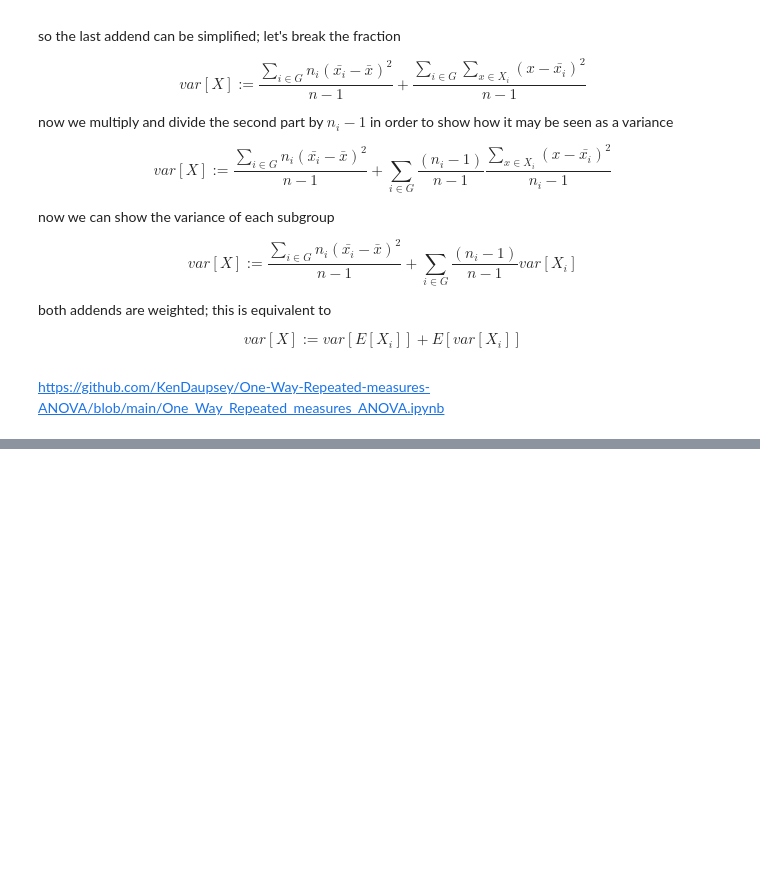
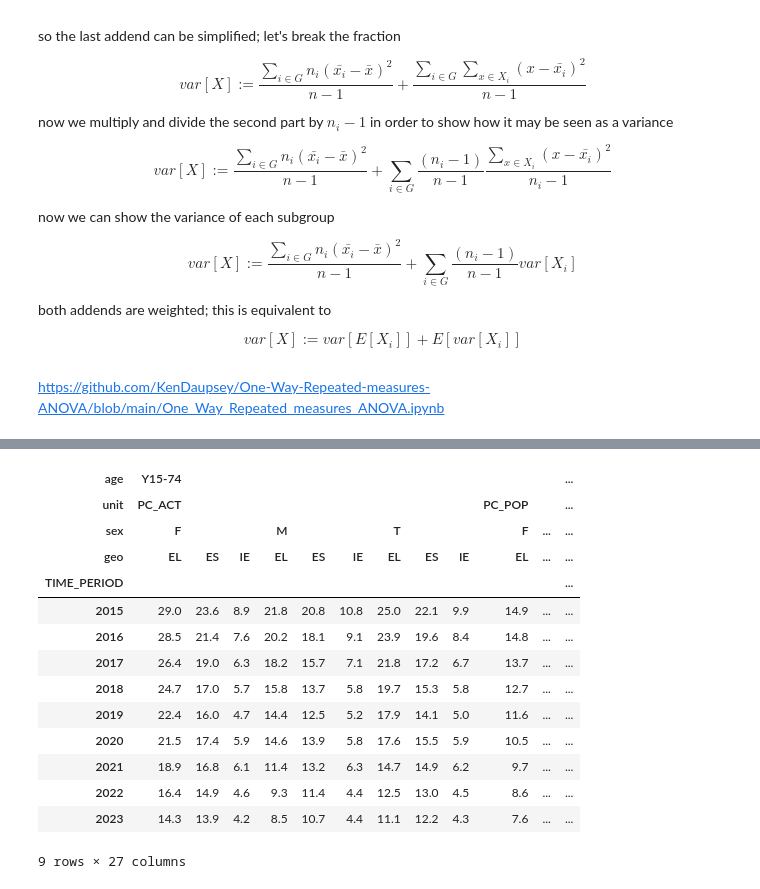
Before and after one commit to noiseOnTheNet/python-post023_jupyter_analitics, a Jupyter notebook: doc/Part_6.ipynb, the cells around one changed output, grey strips where cells are left out. Drawn from its saved outputs; the diff is of its cells as text; code cells hidden in the pictures; blank space fills up the shorter version.

```diff
--- a/doc/Part_6.ipynb
+++ b/doc/Part_6.ipynb
@@ -141,0 +225,20 @@ AttributeError: module 'pysdmx' has no attribute 'fmr'
+# %%
+sdmx.to_pandas(resp,datetime={'dim': 'TIME_PERIOD', 'freq': 'freq'}) \
+    .xs('Y15-74', level='age',
+        axis=1, drop_level=False)
+# %% [output]
+| age | Y15-74 |  |  |  |  |  |  |  |  |  |  | ... |
+| unit | PC_ACT |  |  |  |  |  |  |  |  | PC_POP |  | ... |
+| sex | F |  |  | M |  |  | T |  |  | F | ... | ... |
+| geo | EL | ES | IE | EL | ES | IE | EL | ES | IE | EL | ... | ... |
+| TIME_PERIOD |  |  |  |  |  |  |  |  |  |  |  | ... |
+| 2015 | 29.0 | 23.6 | 8.9 | 21.8 | 20.8 | 10.8 | 25.0 | 22.1 | 9.9 | 14.9 | ... | ... |
+| 2016 | 28.5 | 21.4 | 7.6 | 20.2 | 18.1 | 9.1 | 23.9 | 19.6 | 8.4 | 14.8 | ... | ... |
+| 2017 | 26.4 | 19.0 | 6.3 | 18.2 | 15.7 | 7.1 | 21.8 | 17.2 | 6.7 | 13.7 | ... | ... |
+| 2018 | 24.7 | 17.0 | 5.7 | 15.8 | 13.7 | 5.8 | 19.7 | 15.3 | 5.8 | 12.7 | ... | ... |
+| 2019 | 22.4 | 16.0 | 4.7 | 14.4 | 12.5 | 5.2 | 17.9 | 14.1 | 5.0 | 11.6 | ... | ... |
+| 2020 | 21.5 | 17.4 | 5.9 | 14.6 | 13.9 | 5.8 | 17.6 | 15.5 | 5.9 | 10.5 | ... | ... |
+| 2021 | 18.9 | 16.8 | 6.1 | 11.4 | 13.2 | 6.3 | 14.7 | 14.9 | 6.2 | 9.7 | ... | ... |
+| 2022 | 16.4 | 14.9 | 4.6 | 9.3 | 11.4 | 4.4 | 12.5 | 13.0 | 4.5 | 8.6 | ... | ... |
+| 2023 | 14.3 | 13.9 | 4.2 | 8.5 | 10.7 | 4.4 | 11.1 | 12.2 | 4.3 | 7.6 | ... | ... |
+9 rows × 27 columns
```
Also changed, not shown: parts of 22 cells of this notebook, 1 other file.
